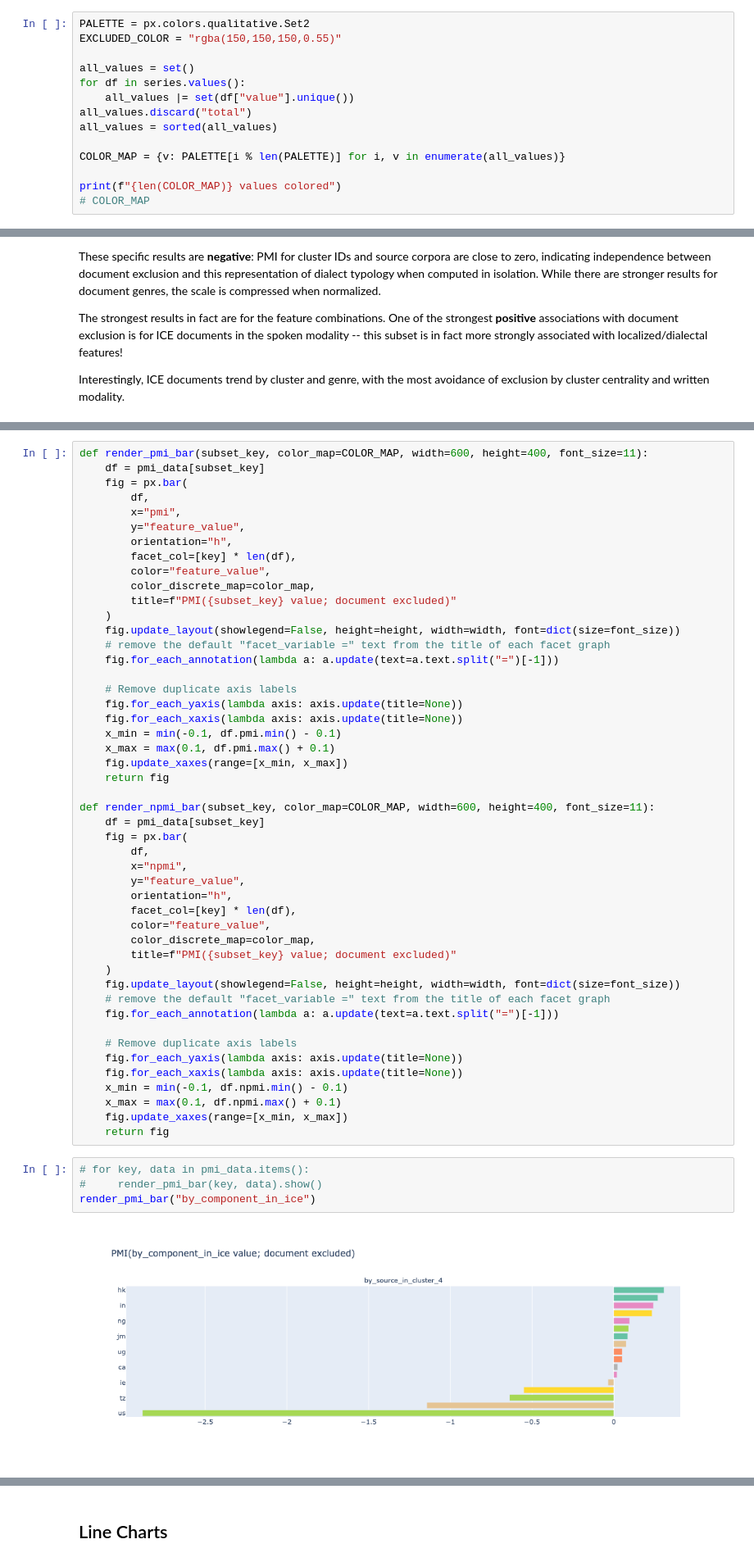
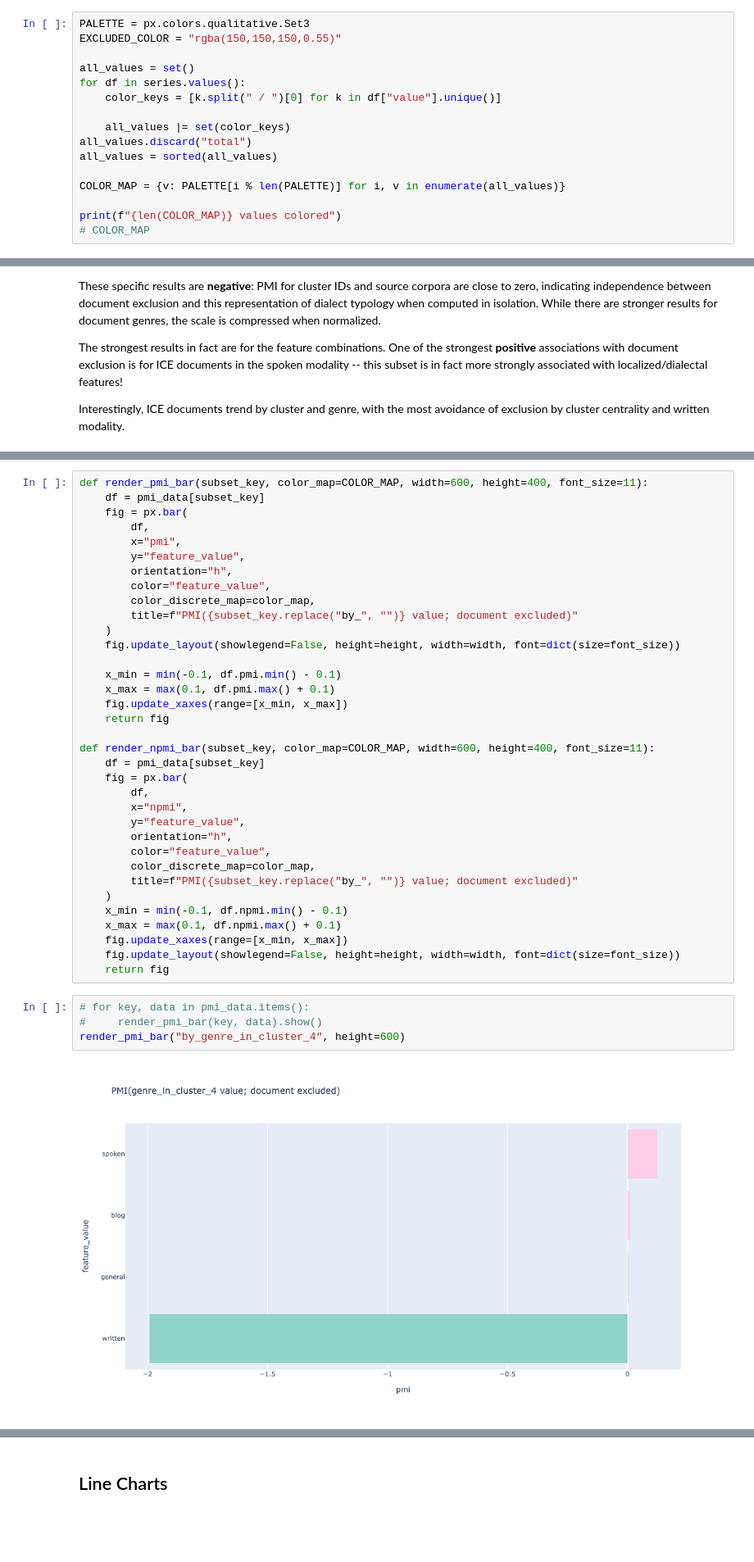
Before and after one commit to jessicacwang/pretraining-quality-mobility, a Jupyter notebook: eval/filter_audit.ipynb, the cells around one changed output, grey strips where cells are left out. Shown at 82% size. Cells and saved outputs as stored; diff of their text form; blank space fills up the shorter version.

Commit message:
eval/filter notebook as of initial results - before cluster revisions

```diff
--- a/eval/filter_audit.ipynb
+++ b/eval/filter_audit.ipynb
@@ -40,12 +40,14 @@ series = {
 # %% [markdown]
 ## Color map
 # %%
-PALETTE = px.colors.qualitative.Set2
+PALETTE = px.colors.qualitative.Set3
 EXCLUDED_COLOR = "rgba(150,150,150,0.55)"
 
 all_values = set()
 for df in series.values():
-    all_values |= set(df["value"].unique())
+    color_keys = [k.split(" / ")[0] for k in df["value"].unique()]
+
+    all_values |= set(color_keys)
 all_values.discard("total")
 all_values = sorted(all_values)
 
@@ -110,18 +114,12 @@ def render_pmi_bar(subset_key, color_map=COLOR_MAP, width=600, height=400, font_
         x="pmi",
         y="feature_value",
         orientation="h",
-        facet_col=[key] * len(df),
         color="feature_value",
         color_discrete_map=color_map,
-        title=f"PMI({subset_key} value; document excluded)"
+        title=f"PMI({subset_key.replace("by_", "")} value; document excluded)"
     )
     fig.update_layout(showlegend=False, height=height, width=width, font=dict(size=font_size))
-    # remove the default "facet_variable =" text from the title of each facet graph
-    fig.for_each_annotation(lambda a: a.update(text=a.text.split("=")[-1]))
 
-    # Remove duplicate axis labels
-    fig.for_each_yaxis(lambda axis: axis.update(title=None))
-    fig.for_each_xaxis(lambda axis: axis.update(title=None))
     x_min = min(-0.1, df.pmi.min() - 0.1)
     x_max = max(0.1, df.pmi.max() + 0.1)
     fig.update_xaxes(range=[x_min, x_max])
@@ -134,28 +132,21 @@ def render_npmi_bar(subset_key, color_map=COLOR_MAP, width=600, height=400, font
         x="npmi",
         y="feature_value",
         orientation="h",
-        facet_col=[key] * len(df),
         color="feature_value",
         color_discrete_map=color_map,
-        title=f"PMI({subset_key} value; document excluded)"
+        title=f"PMI({subset_key.replace("by_", "")} value; document excluded)"
     )
-    fig.update_layout(showlegend=False, height=height, width=width, font=dict(size=font_size))
-    # remove the default "facet_variable =" text from the title of each facet graph
-    fig.for_each_annotation(lambda a: a.update(text=a.text.split("=")[-1]))
-
-    # Remove duplicate axis labels
-    fig.for_each_yaxis(lambda axis: axis.update(title=None))
-    fig.for_each_xaxis(lambda axis: axis.update(title=None))
     x_min = min(-0.1, df.npmi.min() - 0.1)
     x_max = max(0.1, df.npmi.max() + 0.1)
     fig.update_xaxes(range=[x_min, x_max])
+    fig.update_layout(showlegend=False, height=height, width=width, font=dict(size=font_size))
     return fig
 # %%
 # for key, data in pmi_data.items():
 #     render_pmi_bar(key, data).show()
-render_pmi_bar("by_component_in_ice")
+render_pmi_bar("by_genre_in_cluster_4", height=600)
 # %% [output]
-[figure, old version]
+[figure, new version]
 # %% [markdown]
 ## Data Volume
 
```
Also changed, not shown: parts of 26 cells of this notebook.
